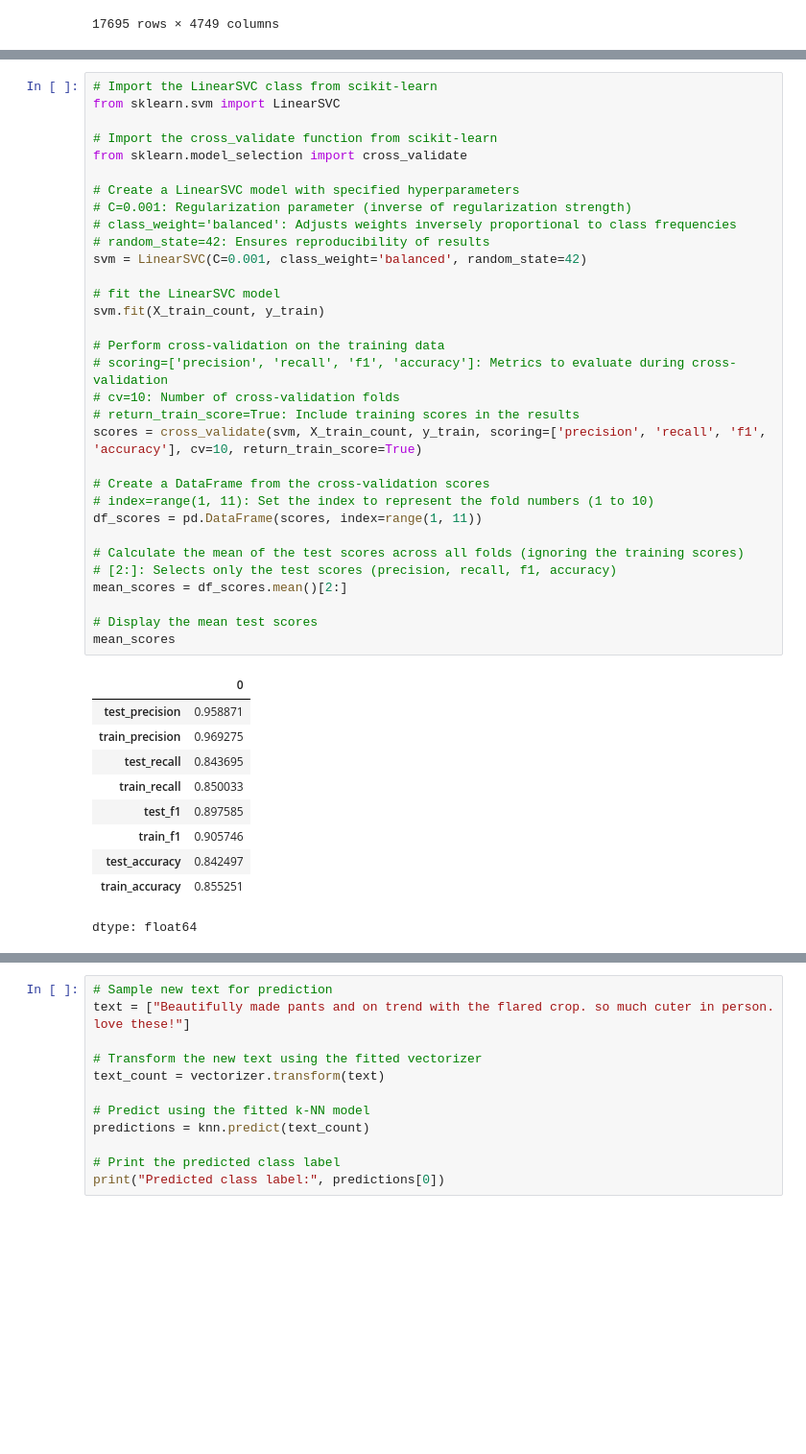
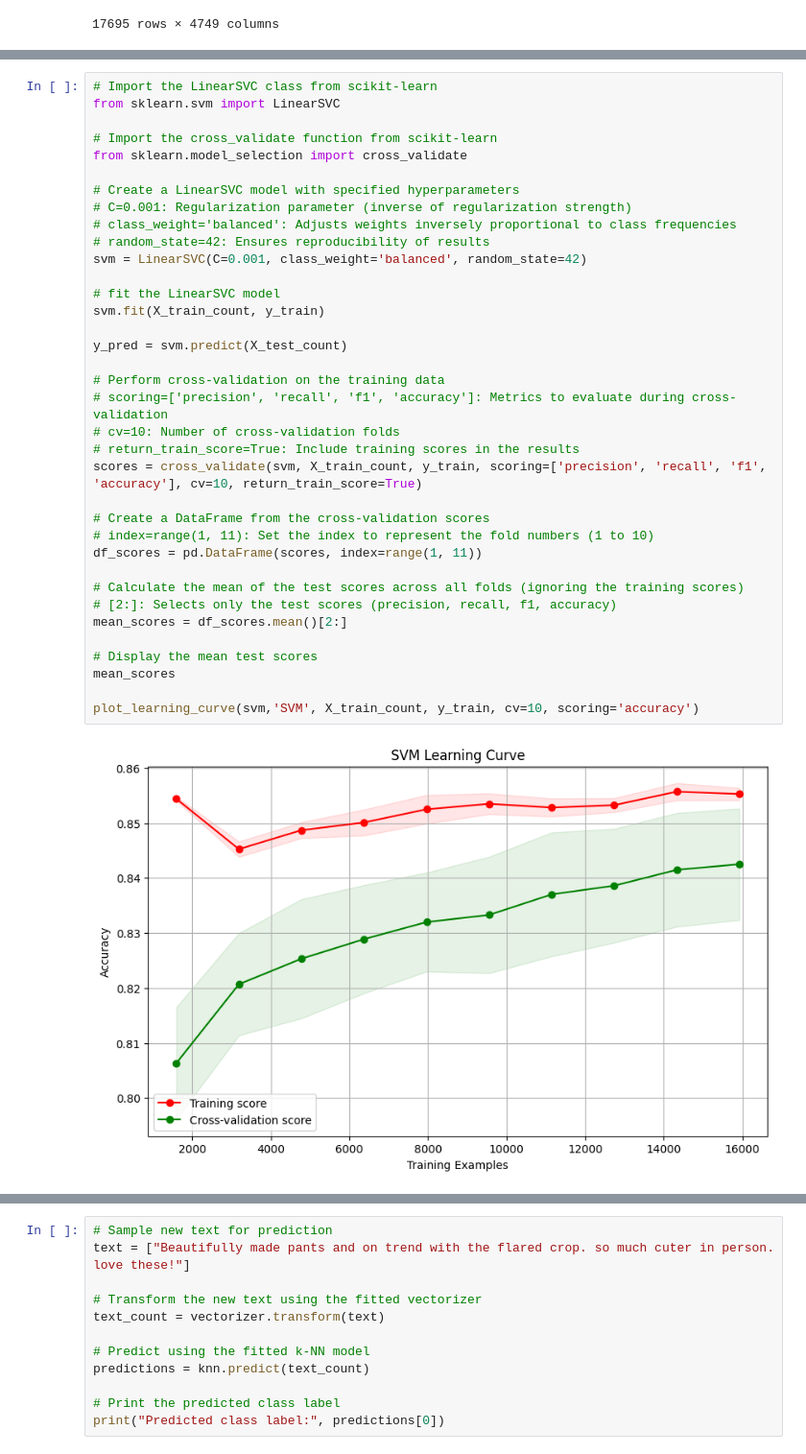
Before and after one commit to fahad-roshan/DS_FINAL_PROJECT, a Jupyter notebook: final_project.ipynb, the cells around one changed output, grey strips where cells are left out. Shown at 96% size. Cells and saved outputs as stored; diff of their text form; blank space fills up the shorter version.

```diff
--- a/final_project.ipynb
+++ b/final_project.ipynb
@@ -299,43 +375,38 @@ from sklearn.svm import LinearSVC
 
 # Import the cross_validate function from scikit-learn
 from sklearn.model_selection import cross_validate
 
 # Create a LinearSVC model with specified hyperparameters
 # C=0.001: Regularization parameter (inverse of regularization strength)
 # class_weight='balanced': Adjusts weights inversely proportional to class frequencies
 # random_state=42: Ensures reproducibility of results
 svm = LinearSVC(C=0.001, class_weight='balanced', random_state=42)
 
 # fit the LinearSVC model
 svm.fit(X_train_count, y_train)
+
+y_pred = svm.predict(X_test_count)
 
 # Perform cross-validation on the training data
 # scoring=['precision', 'recall', 'f1', 'accuracy']: Metrics to evaluate during cross-validation
 # cv=10: Number of cross-validation folds
 # return_train_score=True: Include training scores in the results
 scores = cross_validate(svm, X_train_count, y_train, scoring=['precision', 'recall', 'f1', 'accuracy'], cv=10, return_train_score=True)
 
 # Create a DataFrame from the cross-validation scores
 # index=range(1, 11): Set the index to represent the fold numbers (1 to 10)
 df_scores = pd.DataFrame(scores, index=range(1, 11))
 
 # Calculate the mean of the test scores across all folds (ignoring the training scores)
 # [2:]: Selects only the test scores (precision, recall, f1, accuracy)
 mean_scores = df_scores.mean()[2:]
 
 # Display the mean test scores
 mean_scores
+
+plot_learning_curve(svm,'SVM', X_train_count, y_train, cv=10, scoring='accuracy')
 # %% [output]
-|  | 0 |
-| test_precision | 0.958871 |
-| train_precision | 0.969275 |
-| test_recall | 0.843695 |
-| train_recall | 0.850033 |
-| test_f1 | 0.897585 |
-| train_f1 | 0.905746 |
-| test_accuracy | 0.842497 |
-| train_accuracy | 0.855251 |
-dtype: float64
+[figure, added]
 # %%
 
 
```
Also changed, not shown: parts of 18 cells of this notebook.
